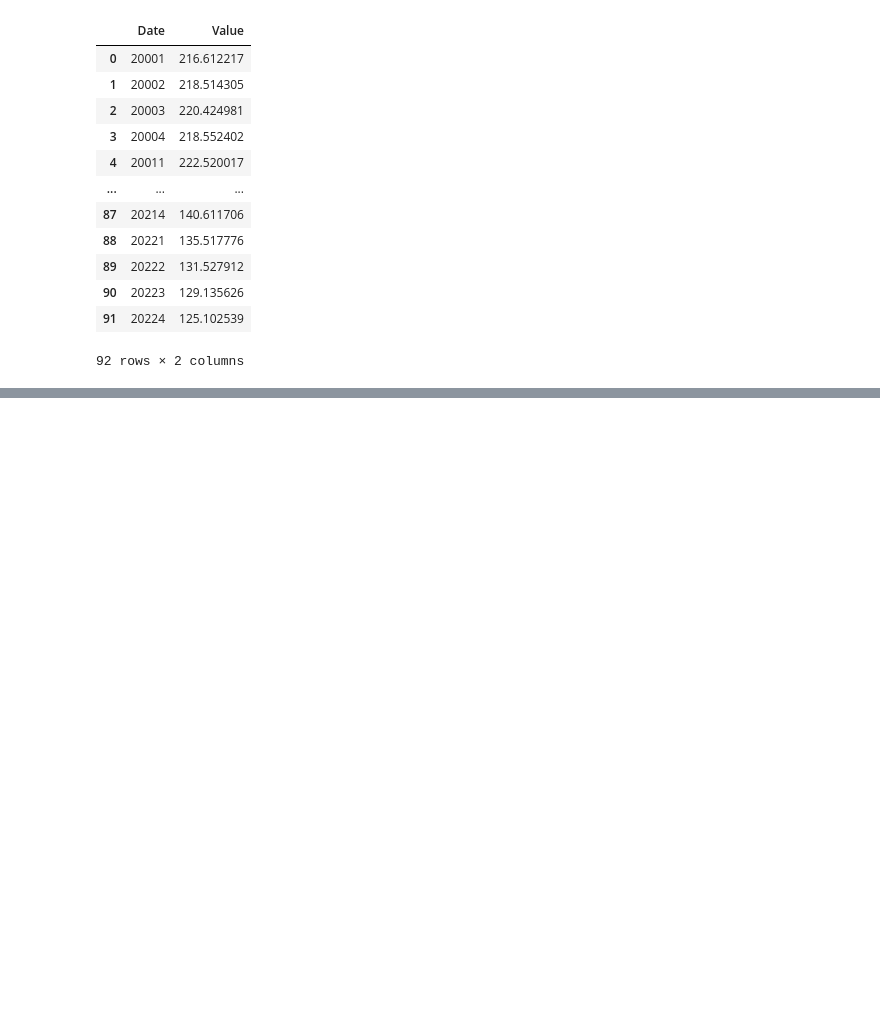
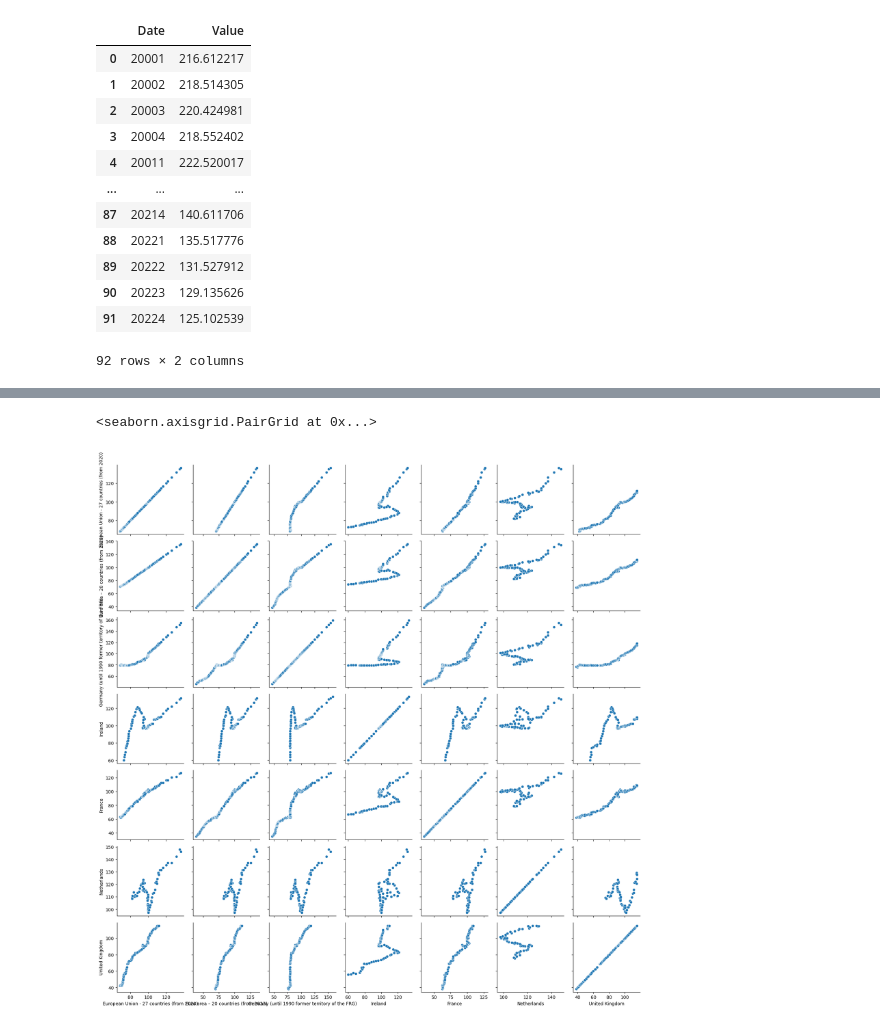
Before and after one commit to sbs23038/SBS23038_CA2, a Jupyter notebook: SBS23038_CA2.ipynb, the cells around one changed output, grey strips where cells are left out. Saved outputs shown, nothing was run; the diff lists cells and outputs as text; code cells hidden in the pictures; blank space fills up the shorter version.

```diff
--- a/SBS23038_CA2.ipynb
+++ b/SBS23038_CA2.ipynb
@@ -138,0 +141,3 @@ ie_prod_df
+# %%
+constr_costs = pd.read_excel('constr_costs_eu_1.xlsx', sheet_name = 'Sheet 1')
+constr_costs.head()
@@ -138,0 +174,17 @@ ie_prod_df
+# %%
+def clean_eurostat_df(init_df_raw):
+    init_df_corr = init_df_raw.iloc[9:,:]
+    cols = [init_df_corr.iloc[0,:]]
+    init_df_corr.columns = cols
+    init_df = init_df_corr.iloc[2:9,:]
+    init_df = init_df[init_df.columns.dropna()]
+    init_df = init_df.T
+    cols2 = [init_df.iloc[0,:]]
+    init_df.columns = cols2
+    init_df = init_df.iloc[1:,:]
+    init_df.columns = init_df.columns.map(''.join)
+    init_df = init_df.replace(':', np.NaN)
+    return init_df
+# %%
+constr_costs_df = clean_eurostat_df(constr_costs)
+constr_costs_df.head()
@@ -138,0 +666,2 @@ ie_prod_df
+# %%
+constr_costs_df_sub = constr_costs_df.loc['1980-Q1':]
@@ -138,0 +695,6 @@ ie_prod_df
+# %%
+g = sns.PairGrid(constr_costs_df_sub)
+g.map(sns.scatterplot)
+# %% [output]
+<seaborn.axisgrid.PairGrid at 0x...>
+[figure, added]
```
Also changed, not shown: parts of 60 cells of this notebook.
